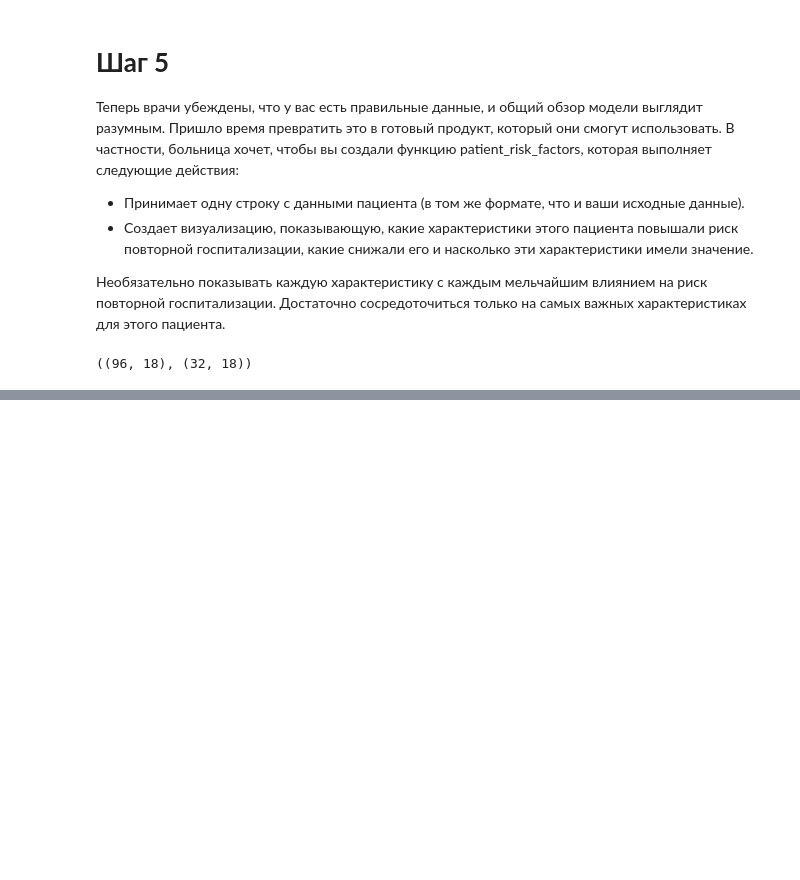
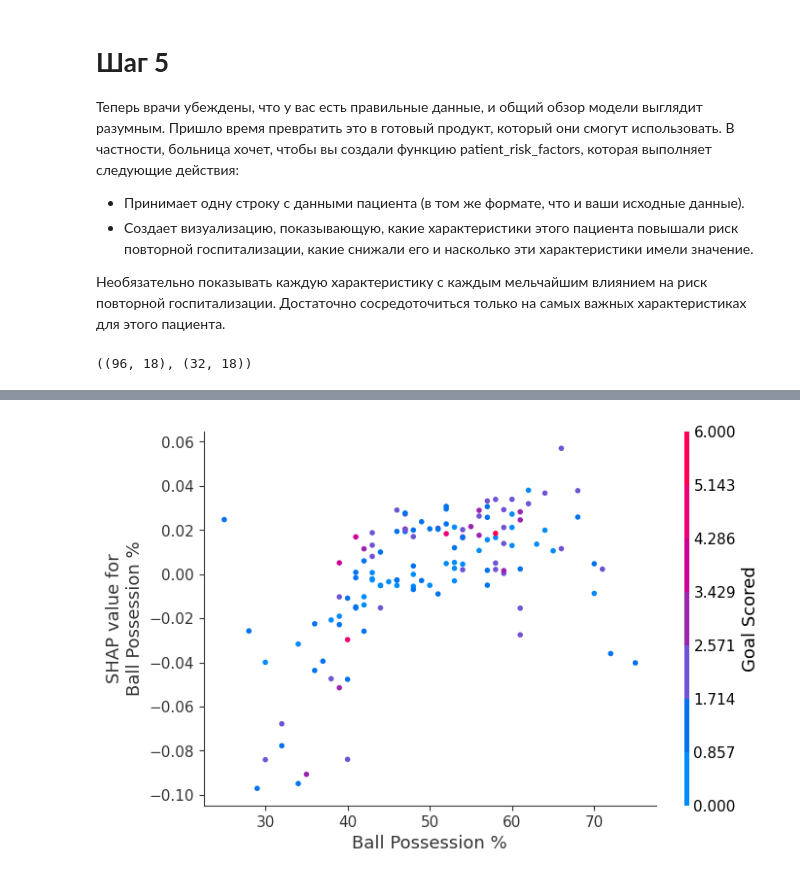
Before and after one commit to Grashch/Kaggle_tasks, a Jupyter notebook: SHAP_Values.ipynb, the cells around one changed output, grey strips where cells are left out. Drawn from its saved outputs; the diff is of its cells as text; code cells hidden in the pictures; blank space fills up the shorter version.

```diff
--- a/SHAP_Values.ipynb
+++ b/SHAP_Values.ipynb
@@ -377,0 +374,14 @@ print(val_X.columns.tolist())
+# %%
+# Инициализируем инструмент объяснения, оптимизированный для деревьев (XGBoost, Random Forest и др.)
+explainer = shap.TreeExplainer(my_model)
+
+# Рассчитываем вклады (SHAP values) для всех признаков в наборе данных X
+shap_values = explainer.shap_values(X)
+
+# Выделяем из 3D-массива (объекты, признаки, классы) срез для целевого класса (победа/Class 1)
+dependence_plot_values = shap_values[:,:,1]
+
+# Строим график зависимости: как владение мячом влияет на прогноз с учетом количества забитых голов
+shap.dependence_plot('Ball Possession %', dependence_plot_values, X, interaction_index="Goal Scored")
+# %% [output]
+[figure, added]
```
Also changed, not shown: parts of 2 cells of this notebook.
